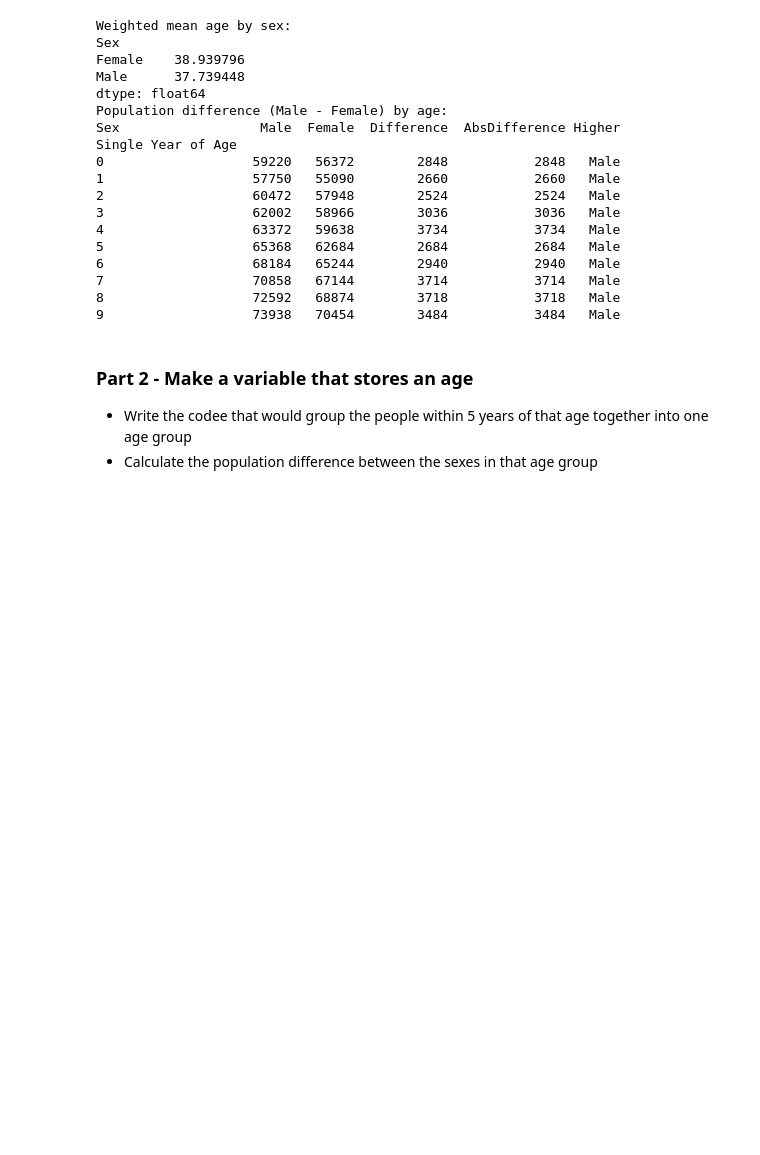
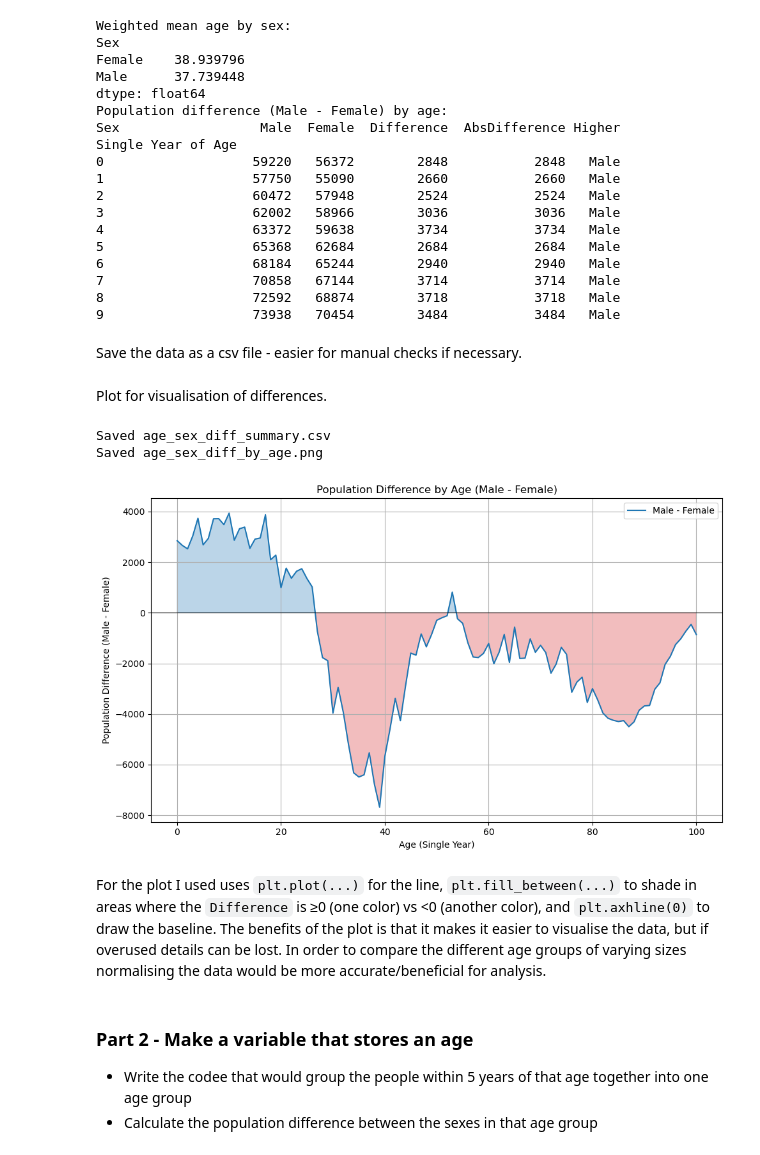
Before and after one commit to KaiiMenai/programming-for-data-analytics, a Jupyter notebook: pfda-assignments/assignment05-population.ipynb, the cells around one changed output. Saved outputs shown, nothing was run; the diff lists cells and outputs as text; code cells hidden in the pictures; blank space fills up the shorter version.

Commit message:
data plot, csv,m and explinations given

````diff
--- a/pfda-assignments/assignment05-population.ipynb
+++ b/pfda-assignments/assignment05-population.ipynb
@@ -149,3 +149,5 @@ Single Year of Age
 7                   70858   67144        3714           3714   Male
 8                   72592   68874        3718           3718   Male
 9                   73938   70454        3484           3484   Male
+# %% [markdown]
+Save the data as a csv file - easier for manual checks if necessary.
@@ -152,3 +158,31 @@ Single Year of Age
+# %% [markdown]
+Plot for visualisation of differences.
+# %%
+import matplotlib.pyplot as plt
+
+# Signed area plot / Diverging area chart — a line chart for a signed quantity with fill_between used to shade positive vs negative regions.
+plt.figure(figsize=(10,6))
+age_sex_diff_sorted = age_sex_diff.sort_index()
+plt.plot(age_sex_diff_sorted.index, age_sex_diff_sorted['Difference'], label='Male - Female', color='tab:blue')
+plt.fill_between(age_sex_diff_sorted.index, age_sex_diff_sorted['Difference'], where=age_sex_diff_sorted['Difference']>=0, interpolate=True, color='tab:blue', alpha=0.3)
+plt.fill_between(age_sex_diff_sorted.index, age_sex_diff_sorted['Difference'], where=age_sex_diff_sorted['Difference']<0, interpolate=True, color='tab:red', alpha=0.3)
+plt.axhline(0, color='black', linewidth=0.8)
+plt.xlabel('Age (Single Year)')
+plt.ylabel('Population Difference (Male - Female)')
+plt.title('Population Difference by Age (Male - Female)')
+plt.legend()
+plt.grid(True)
+plt.tight_layout()
+# Save the plot as a png.
+plt.savefig('age_sex_diff_by_age.png', dpi=150)
+print('Saved age_sex_diff_by_age.png') # For confirmation
+plt.show()
+# %% [output]
+Saved age_sex_diff_summary.csv
+Saved age_sex_diff_by_age.png
+[figure, added]
+# %% [markdown]
+For the plot I used uses ```plt.plot(...)``` for the line, ```plt.fill_between(...)``` to shade in areas where the ```Difference``` is ≥0 (one color) vs <0 (another color), and ```plt.axhline(0)``` to draw the baseline. The benefits of the plot is that it makes it easier to visualise the data, but if overused details can be lost. In order to compare the different age groups of varying sizes normalising the data would be more accurate/beneficial for analysis.
 # %% [markdown]
 ### Part 2 - Make a variable that stores an age
 - Write the codee that would group the people within 5 years of that age together into one age group
````
Also changed, not shown: parts of 2 cells of this notebook, 2 other files.
